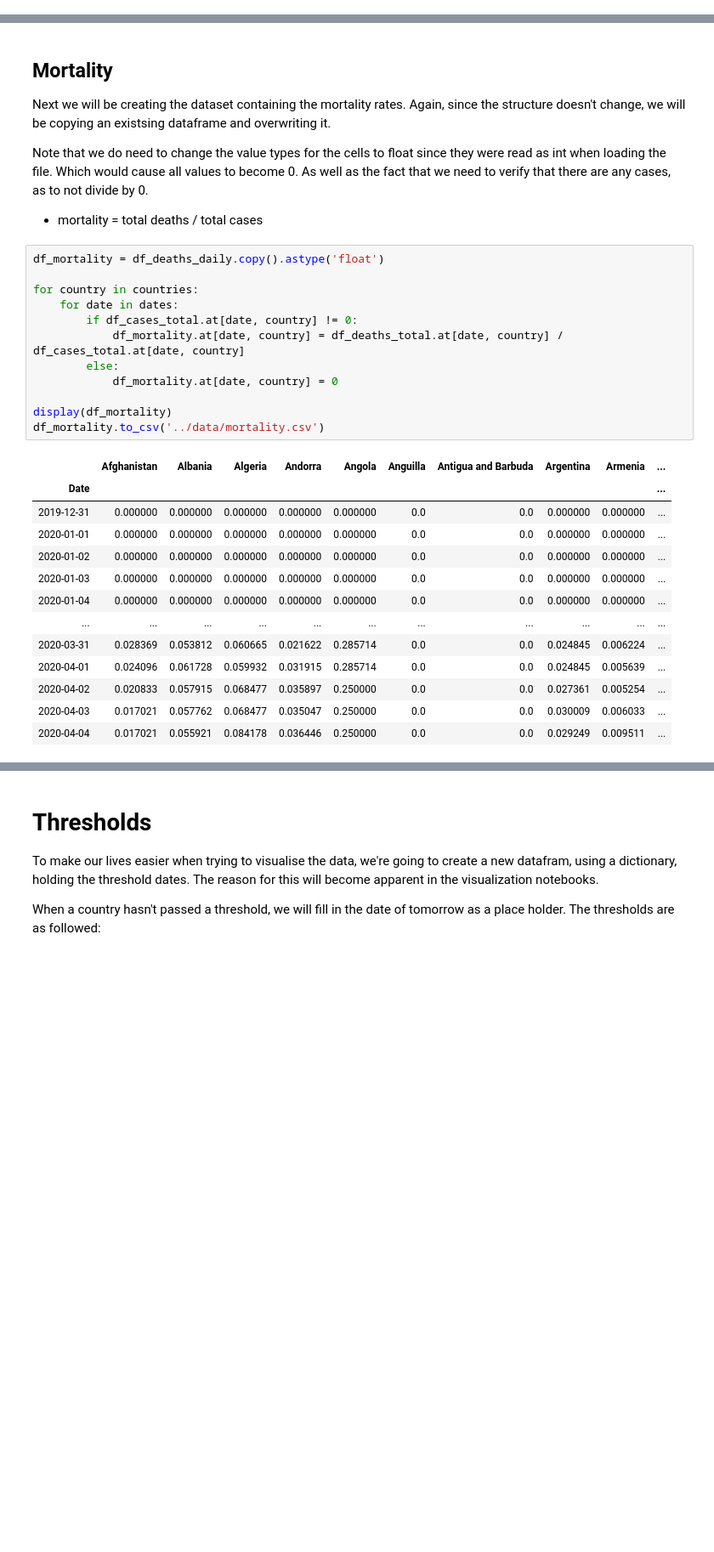
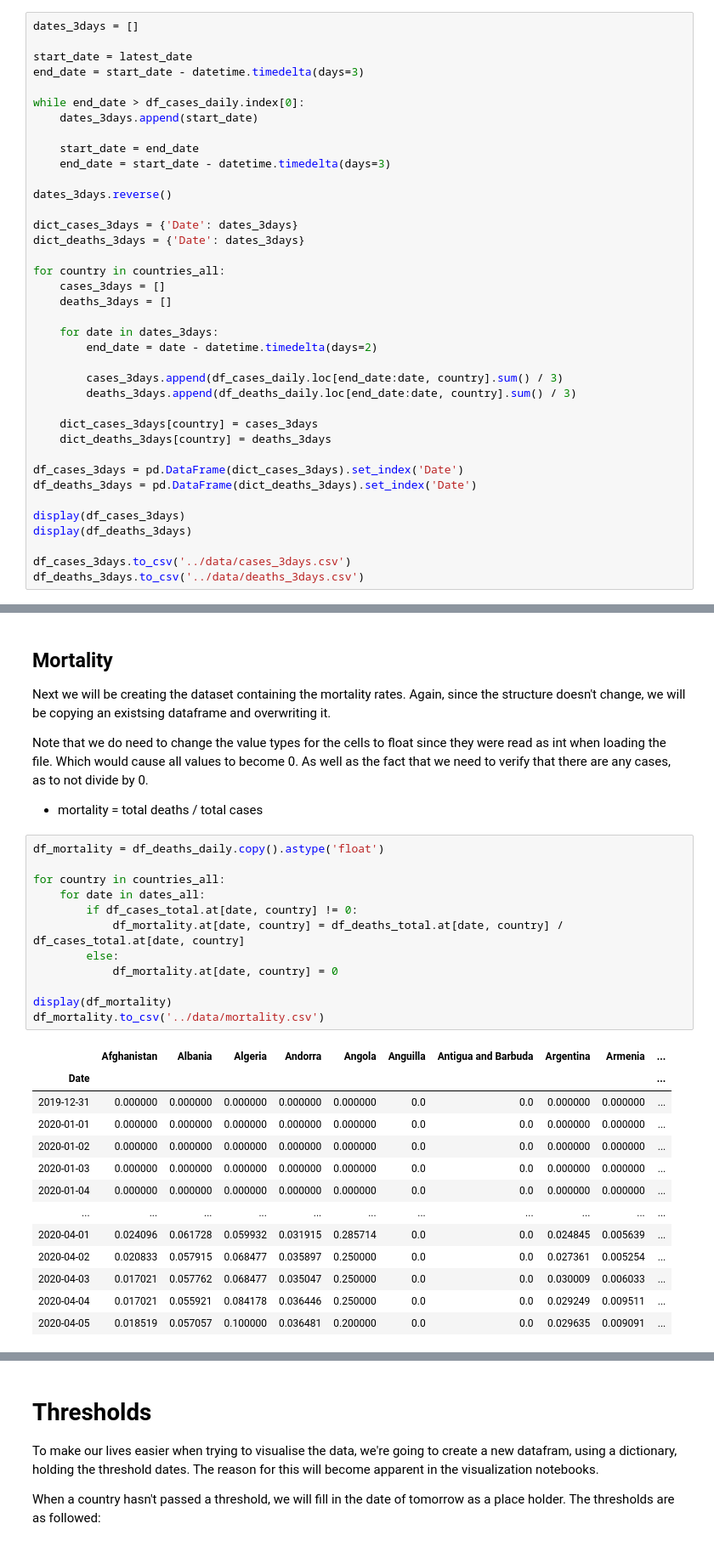
Before and after one commit to simon-verheyen/Portfolio, a Jupyter notebook: COVID-data/Data-Extraction/Data-Processing.ipynb, the cells around one changed output, grey strips where cells are left out. Shown at 85% size. Saved outputs shown, nothing was run; the diff lists cells and outputs as text; blank space fills up the shorter version.

```diff
--- a/COVID-data/Data-Extraction/Data-Processing.ipynb
+++ b/COVID-data/Data-Extraction/Data-Processing.ipynb
@@ -182,0 +185,38 @@ df_deaths_weekly.to_csv('../data/deaths_weekly.csv')
+# %%
+dates_3days = []
+
+start_date = latest_date
+end_date = start_date - datetime.timedelta(days=3)
+
+while end_date > df_cases_daily.index[0]:
+    dates_3days.append(start_date)
+
+    start_date = end_date
+    end_date = start_date - datetime.timedelta(days=3)
+
+dates_3days.reverse()
+
+dict_cases_3days = {'Date': dates_3days}
+dict_deaths_3days = {'Date': dates_3days}
+
+for country in countries_all:
+    cases_3days = []
+    deaths_3days = []
+
+    for date in dates_3days:
+        end_date = date - datetime.timedelta(days=2)
+
+        cases_3days.append(df_cases_daily.loc[end_date:date, country].sum() / 3)
+        deaths_3days.append(df_deaths_daily.loc[end_date:date, country].sum() / 3)
+
+    dict_cases_3days[country] = cases_3days
+    dict_deaths_3days[country] = deaths_3days
+
+df_cases_3days = pd.DataFrame(dict_cases_3days).set_index('Date')
+df_deaths_3days = pd.DataFrame(dict_deaths_3days).set_index('Date')
+
+display(df_cases_3days)
+display(df_deaths_3days)
+
+df_cases_3days.to_csv('../data/cases_3days.csv')
+df_deaths_3days.to_csv('../data/deaths_3days.csv')
@@ -191,26 +270,26 @@ Note that we do need to change the value types for the cells to float since they
 # %%
 df_mortality = df_deaths_daily.copy().astype('float')
 
-for country in countries:
-    for date in dates:
+for country in countries_all:
+    for date in dates_all:
         if df_cases_total.at[date, country] != 0:
             df_mortality.at[date, country] = df_deaths_total.at[date, country] / df_cases_total.at[date, country]
         else:
             df_mortality.at[date, country] = 0
 
 display(df_mortality)
 df_mortality.to_csv('../data/mortality.csv')
 # %% [output]
 |  | Afghanistan | Albania | Algeria | Andorra | Angola | Anguilla | Antigua and Barbuda | Argentina | Armenia | ... |
 | Date |  |  |  |  |  |  |  |  |  | ... |
 | 2019-12-31 | 0.000000 | 0.000000 | 0.000000 | 0.000000 | 0.000000 | 0.0 | 0.0 | 0.000000 | 0.000000 | ... |
 | 2020-01-01 | 0.000000 | 0.000000 | 0.000000 | 0.000000 | 0.000000 | 0.0 | 0.0 | 0.000000 | 0.000000 | ... |
 | 2020-01-02 | 0.000000 | 0.000000 | 0.000000 | 0.000000 | 0.000000 | 0.0 | 0.0 | 0.000000 | 0.000000 | ... |
 | 2020-01-03 | 0.000000 | 0.000000 | 0.000000 | 0.000000 | 0.000000 | 0.0 | 0.0 | 0.000000 | 0.000000 | ... |
 | 2020-01-04 | 0.000000 | 0.000000 | 0.000000 | 0.000000 | 0.000000 | 0.0 | 0.0 | 0.000000 | 0.000000 | ... |
 | ... | ... | ... | ... | ... | ... | ... | ... | ... | ... | ... |
-| 2020-03-31 | 0.028369 | 0.053812 | 0.060665 | 0.021622 | 0.285714 | 0.0 | 0.0 | 0.024845 | 0.006224 | ... |
 | 2020-04-01 | 0.024096 | 0.061728 | 0.059932 | 0.031915 | 0.285714 | 0.0 | 0.0 | 0.024845 | 0.005639 | ... |
 | 2020-04-02 | 0.020833 | 0.057915 | 0.068477 | 0.035897 | 0.250000 | 0.0 | 0.0 | 0.027361 | 0.005254 | ... |
 | 2020-04-03 | 0.017021 | 0.057762 | 0.068477 | 0.035047 | 0.250000 | 0.0 | 0.0 | 0.030009 | 0.006033 | ... |
 | 2020-04-04 | 0.017021 | 0.055921 | 0.084178 | 0.036446 | 0.250000 | 0.0 | 0.0 | 0.029249 | 0.009511 | ... |
+| 2020-04-05 | 0.018519 | 0.057057 | 0.100000 | 0.036481 | 0.200000 | 0.0 | 0.0 | 0.029635 | 0.009091 | ... |
```
Also changed, not shown: parts of 14 cells of this notebook, 26 other files.
